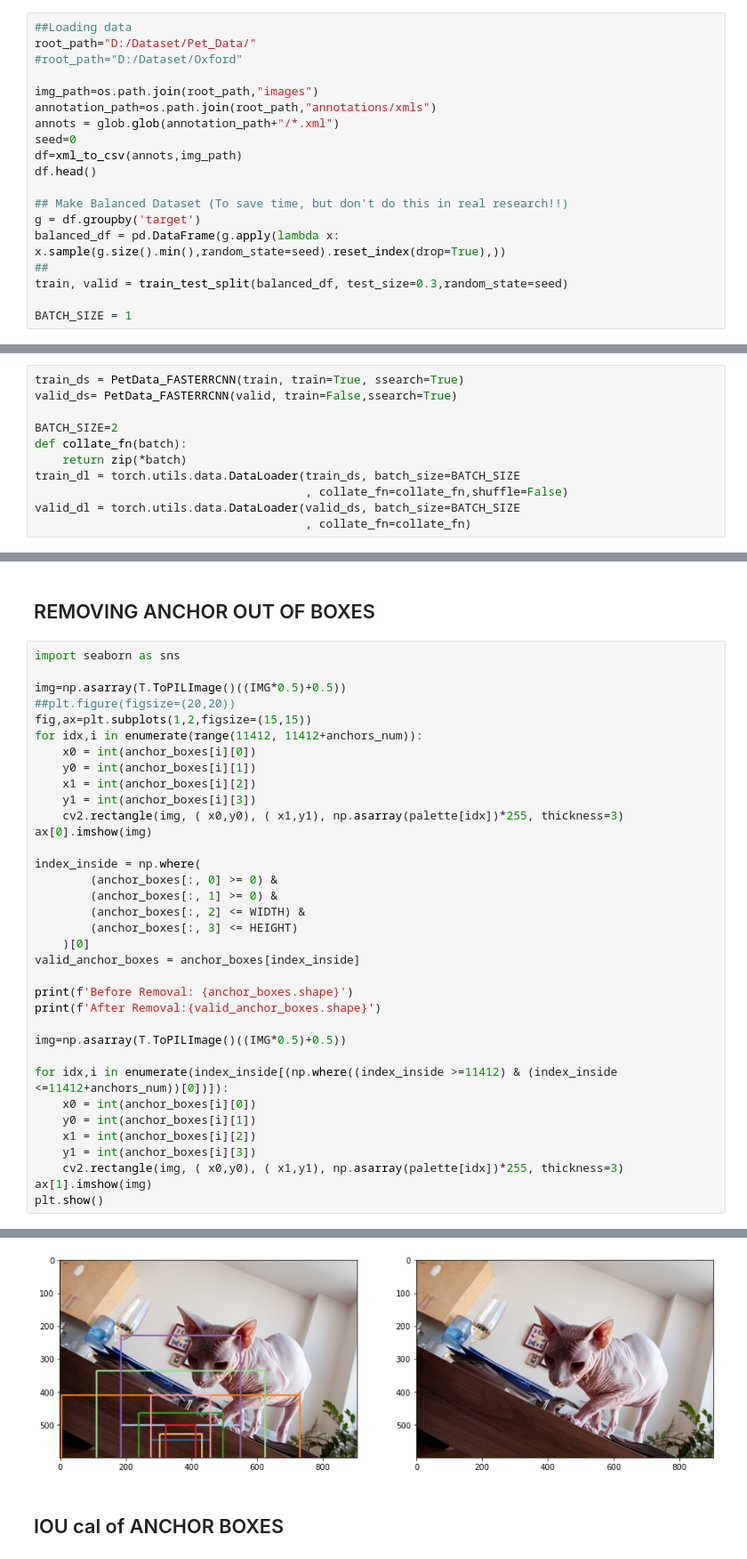
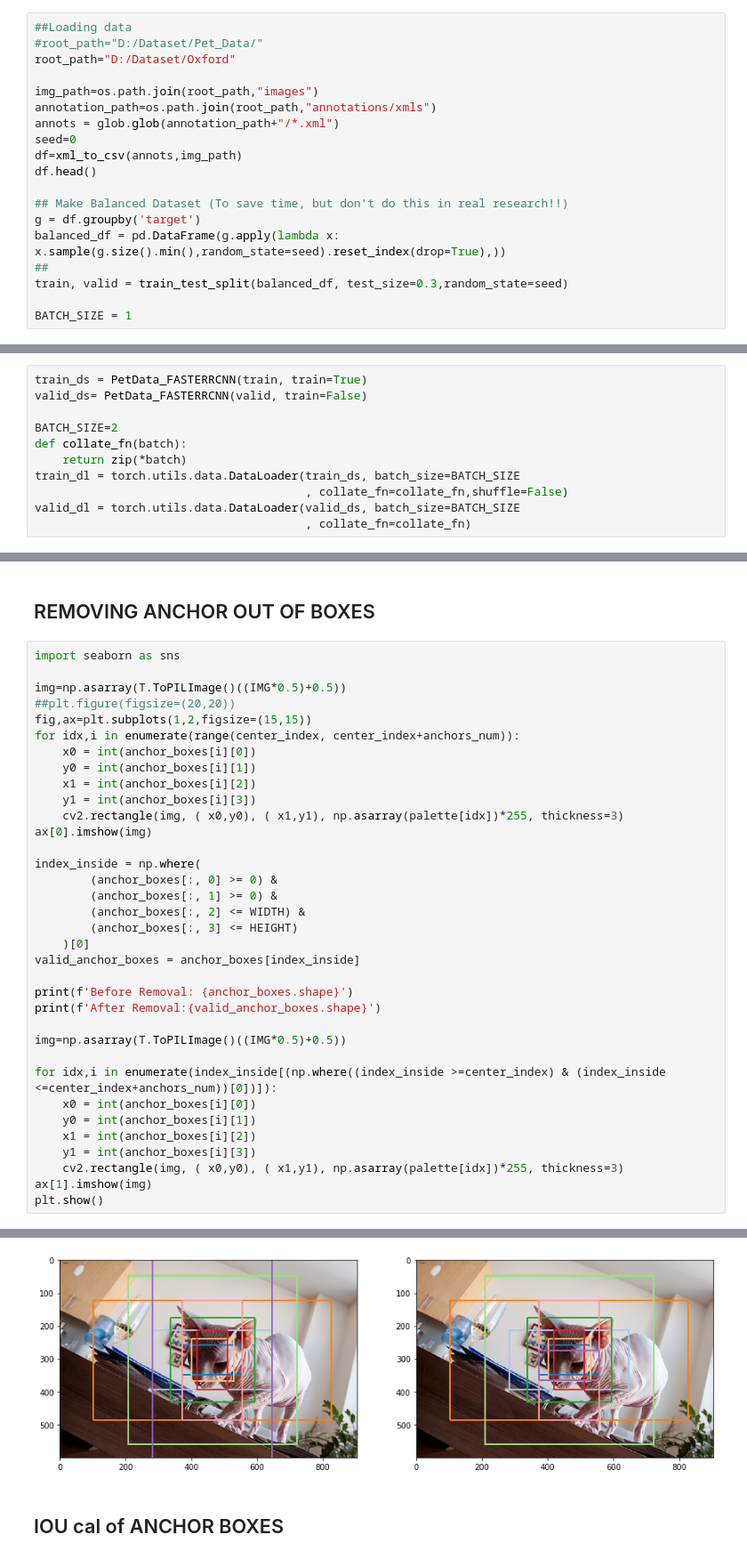
Before and after one commit to hslrock/ObjectDetection_, a Jupyter notebook: 3_FASTER_RCNN.ipynb, the cells around one changed output, grey strips where cells are left out. Shown: that part at 89% size. Drawn from its saved outputs; the diff is of its cells as text.

```diff
--- a/3_FASTER_RCNN.ipynb
+++ b/3_FASTER_RCNN.ipynb
@@ -39,8 +39,8 @@ import imgaug.augmenters as iaa
 from imgaug.augmentables.bbs import BoundingBox, BoundingBoxesOnImage
 # %%
 ##Loading data
-root_path="D:/Dataset/Pet_Data/"
-#root_path="D:/Dataset/Oxford"
+#root_path="D:/Dataset/Pet_Data/"
+root_path="D:/Dataset/Oxford"
 
 img_path=os.path.join(root_path,"images")
 annotation_path=os.path.join(root_path,"annotations/xmls")
@@ -59,8 +59,8 @@ BATCH_SIZE = 1
 # %%
 from dataload import PetData_FASTERRCNN
 # %%
-train_ds = PetData_FASTERRCNN(train, train=True, ssearch=True)
-valid_ds= PetData_FASTERRCNN(valid, train=False,ssearch=True)
+train_ds = PetData_FASTERRCNN(train, train=True)
+valid_ds= PetData_FASTERRCNN(valid, train=False)
 
 BATCH_SIZE=2
 def collate_fn(batch):
@@ -178,39 +174,39 @@ import seaborn as sns
 img=np.asarray(T.ToPILImage()((IMG*0.5)+0.5))
 ##plt.figure(figsize=(20,20))
 fig,ax=plt.subplots(1,2,figsize=(15,15))
-for idx,i in enumerate(range(11412, 11412+anchors_num)):
+for idx,i in enumerate(range(center_index, center_index+anchors_num)):
     x0 = int(anchor_boxes[i][0])
     y0 = int(anchor_boxes[i][1])
     x1 = int(anchor_boxes[i][2])
     y1 = int(anchor_boxes[i][3])
     cv2.rectangle(img, ( x0,y0), ( x1,y1), np.asarray(palette[idx])*255, thickness=3)
 ax[0].imshow(img)
 
 index_inside = np.where(
         (anchor_boxes[:, 0] >= 0) &
         (anchor_boxes[:, 1] >= 0) &
         (anchor_boxes[:, 2] <= WIDTH) &
         (anchor_boxes[:, 3] <= HEIGHT)
     )[0]
 valid_anchor_boxes = anchor_boxes[index_inside]
 
 print(f'Before Removal: {anchor_boxes.shape}')
 print(f'After Removal:{valid_anchor_boxes.shape}')
 
 img=np.asarray(T.ToPILImage()((IMG*0.5)+0.5))
 
-for idx,i in enumerate(index_inside[(np.where((index_inside >=11412) & (index_inside <=11412+anchors_num))[0])]):
+for idx,i in enumerate(index_inside[(np.where((index_inside >=center_index) & (index_inside <=center_index+anchors_num))[0])]):
     x0 = int(anchor_boxes[i][0])
     y0 = int(anchor_boxes[i][1])
     x1 = int(anchor_boxes[i][2])
     y1 = int(anchor_boxes[i][3])
     cv2.rectangle(img, ( x0,y0), ( x1,y1), np.asarray(palette[idx])*255, thickness=3)
 ax[1].imshow(img)
 plt.show()
 # %% [output]
 Before Removal: torch.Size([18648, 4])
 After Removal:torch.Size([5067, 4])
-[figure, old version]
+[figure, new version]
 # %% [markdown]
 ## IOU cal of ANCHOR BOXES
 # %%
```
Also changed, not shown: parts of 18 cells of this notebook.
